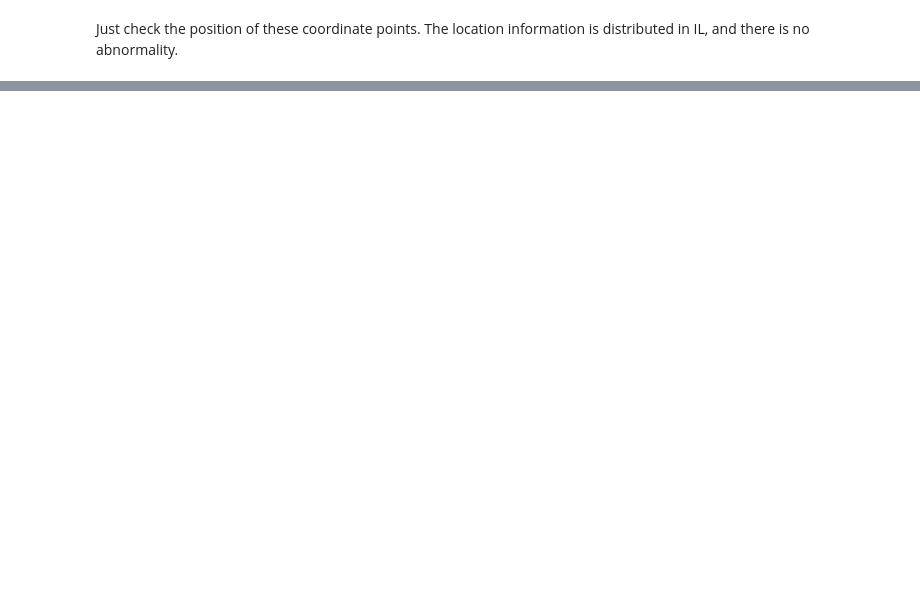
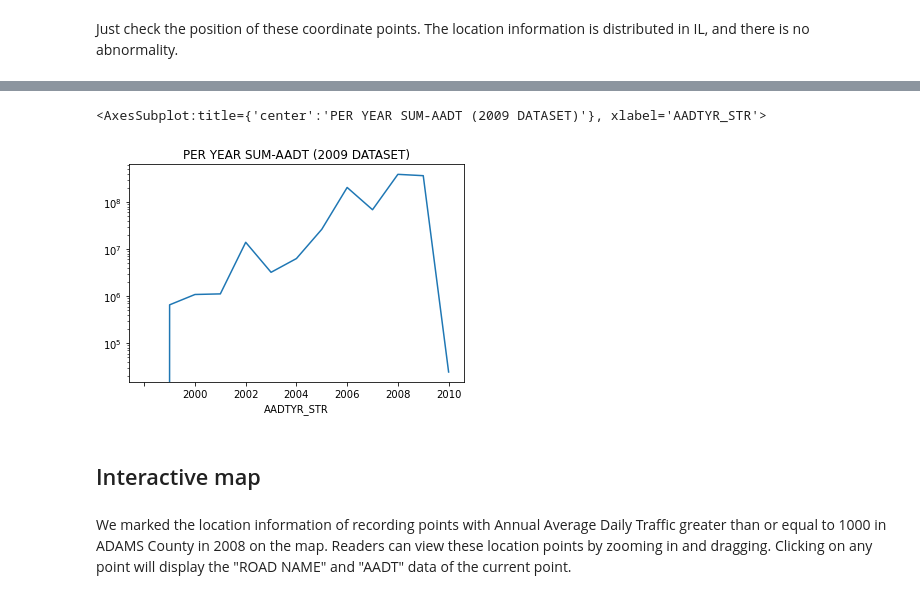
Before and after one commit to DYZhang117/ZhangDY.github.io, a Jupyter notebook: Final Project.ipynb, the cells around one changed output, grey strips where cells are left out. Saved outputs shown, nothing was run; the diff lists cells and outputs as text; code cells hidden in the pictures; blank space fills up the shorter version.

```diff
--- a/Final Project.ipynb
+++ b/Final Project.ipynb
@@ -244,0 +208,12 @@ Heat_map
+# %%
+traf_data_2009 = pd.read_csv("https://data.illinois.gov/dataset/691b7386-b082-4a46-bc54-b4a0625d9a4b/resource/accd597f-e90c-4167-b5a2-2099acbaa640/download/idot_average_annual_daily_traffic_2009.csv",
+                       na_values={"AADT":["Not Counted"],"SU_VOL":["Not Counted"], "MU_VOL":["Not Counted"],"HCV_AADT_S":["Not Counted"]})
+aggregated_data = traf_data_2009.groupby("AADTYR_STR")["AADT"].sum()
+aggregated_data.plot(title="PER YEAR SUM-AADT (2009 DATASET)",logy=True)
+# %% [output]
+<AxesSubplot:title={'center':'PER YEAR SUM-AADT (2009 DATASET)'}, xlabel='AADTYR_STR'>
+[figure, added]
+# %% [markdown]
+## Interactive map
+# %% [markdown]
+We marked the location information of recording points with Annual Average Daily Traffic greater than or equal to 1000 in ADAMS County in 2008 on the map. Readers can view these location points by zooming in and dragging. Clicking on any point will display the "ROAD NAME" and "AADT" data of the current point.
```
Also changed, not shown: parts of 37 cells of this notebook.
